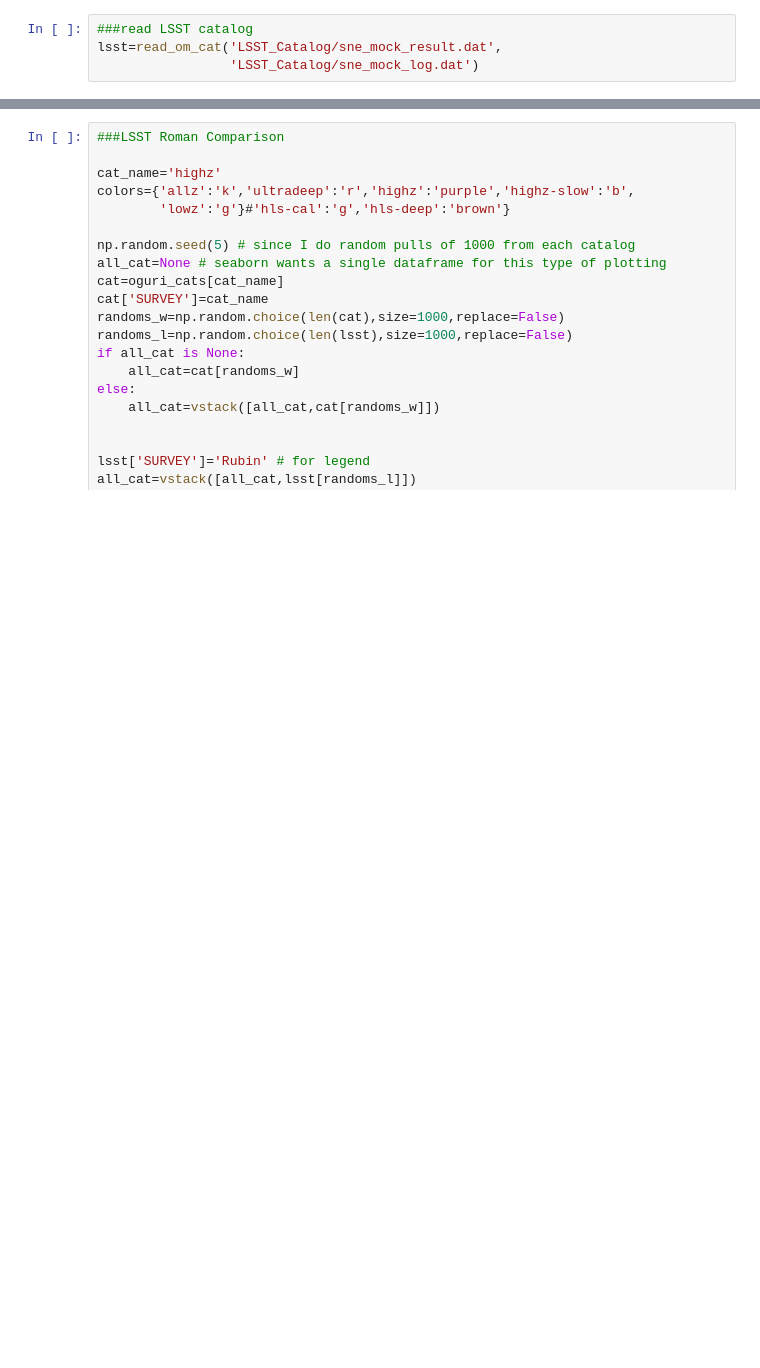
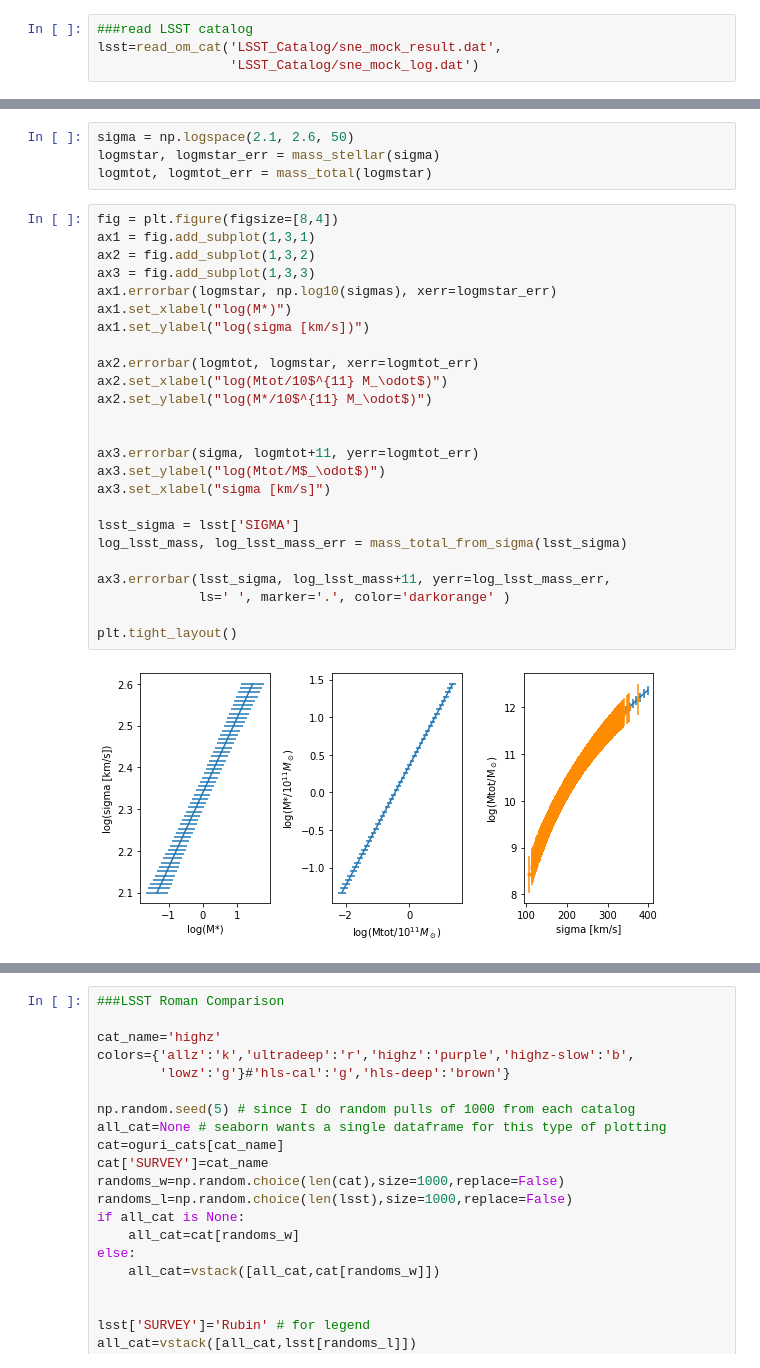
Before and after one commit to gbrammer/mrg0138_supernova, a Jupyter notebook: Analysis/Lensing/Roman_LSST_Catalogs.ipynb, the cells around one changed output, grey strips where cells are left out. Saved outputs shown, nothing was run; the diff lists cells and outputs as text; blank space fills up the shorter version.

Commit message:
computing estimated total mass from sigma, +plots

```diff
--- a/Analysis/Lensing/Roman_LSST_Catalogs.ipynb
+++ b/Analysis/Lensing/Roman_LSST_Catalogs.ipynb
@@ -154,0 +207,31 @@ lsst=read_om_cat('LSST_Catalog/sne_mock_result.dat',
+# %%
+sigma = np.logspace(2.1, 2.6, 50)
+logmstar, logmstar_err = mass_stellar(sigma)
+logmtot, logmtot_err = mass_total(logmstar)
+# %%
+fig = plt.figure(figsize=[8,4])
+ax1 = fig.add_subplot(1,3,1)
+ax2 = fig.add_subplot(1,3,2)
+ax3 = fig.add_subplot(1,3,3)
+ax1.errorbar(logmstar, np.log10(sigmas), xerr=logmstar_err)
+ax1.set_xlabel("log(M*)")
+ax1.set_ylabel("log(sigma [km/s])")
+
+ax2.errorbar(logmtot, logmstar, xerr=logmtot_err)
+ax2.set_xlabel("log(Mtot/10$^{11} M_\odot$)")
+ax2.set_ylabel("log(M*/10$^{11} M_\odot$)")
+
+
+ax3.errorbar(sigma, logmtot+11, yerr=logmtot_err)
+ax3.set_ylabel("log(Mtot/M$_\odot$)")
+ax3.set_xlabel("sigma [km/s]")
+
+lsst_sigma = lsst['SIGMA']
+log_lsst_mass, log_lsst_mass_err = mass_total_from_sigma(lsst_sigma)
+
+ax3.errorbar(lsst_sigma, log_lsst_mass+11, yerr=log_lsst_mass_err,
+             ls=' ', marker='.', color='darkorange' )
+
+plt.tight_layout()
+# %% [output]
+[figure, added]
```
Also changed, not shown: parts of 7 cells of this notebook, 1 other file.
